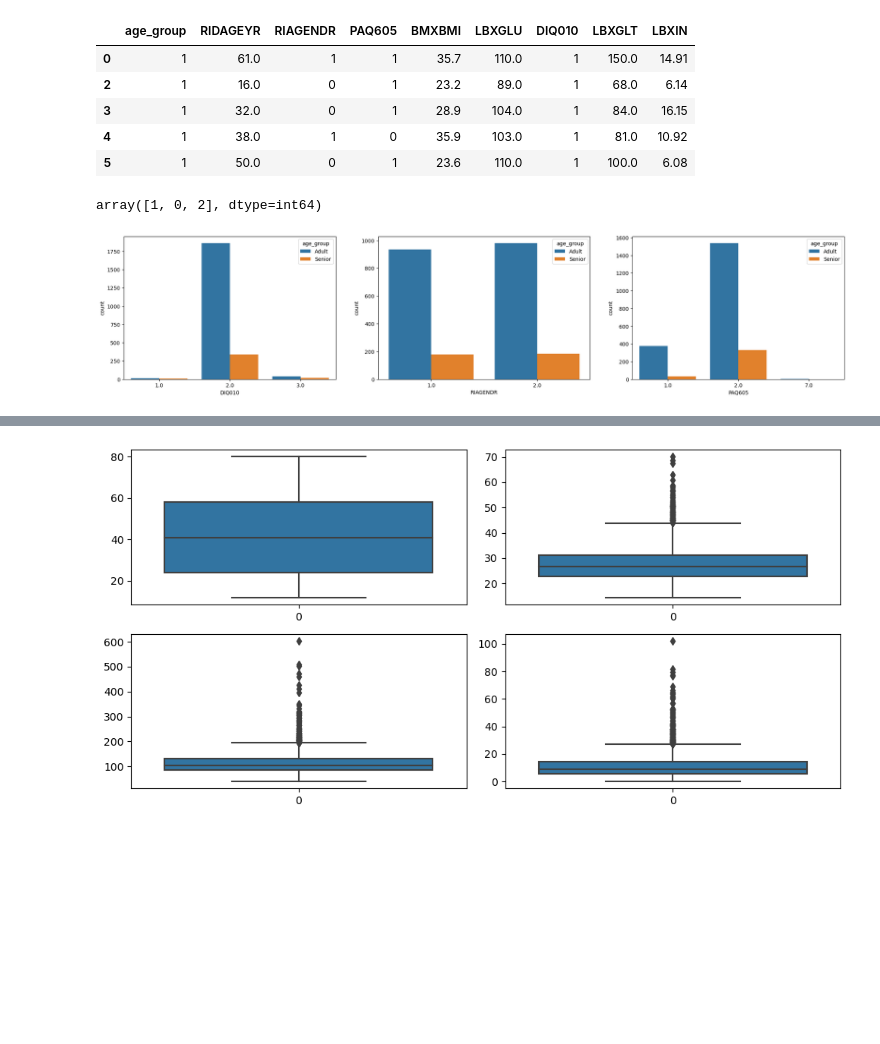
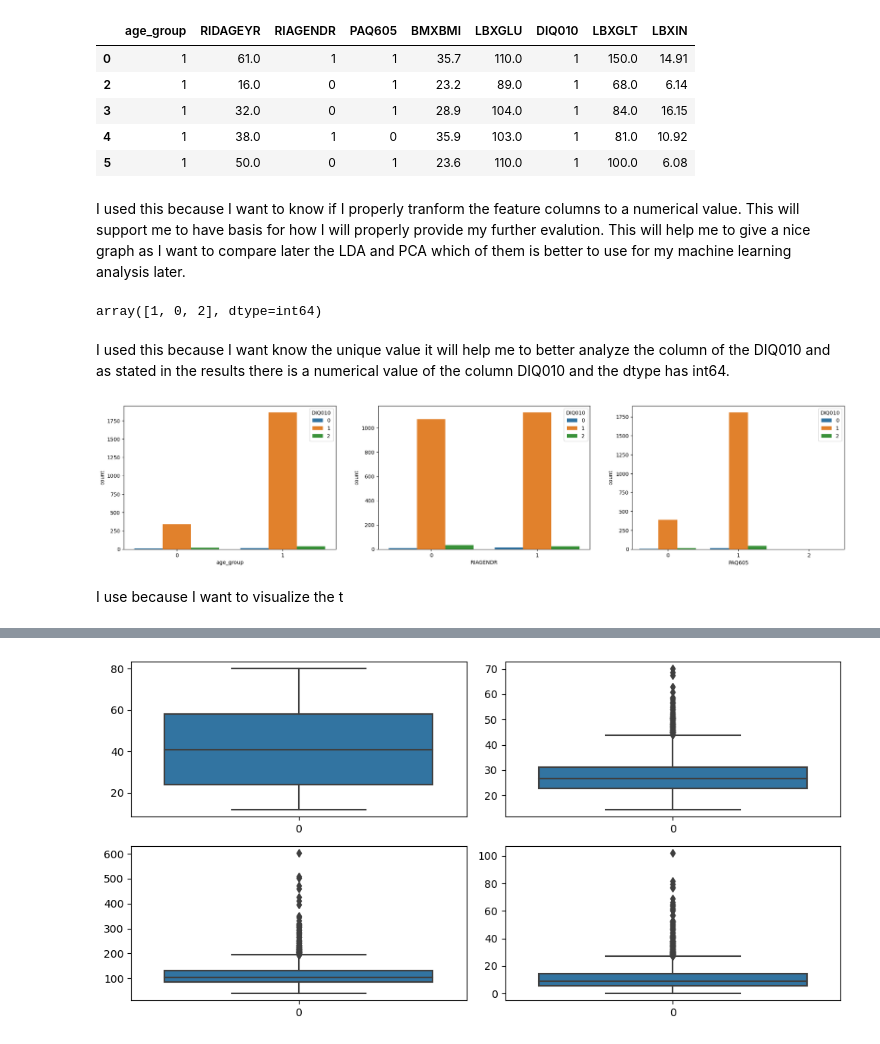
Before and after one commit to 2023396RachelMaeLademora/CA2_Data_Preparation_Machine_Learning, a Jupyter notebook: Rachel Mae Lademora_DP_ML_HDip_CA2.ipynb, the cells around one changed output, grey strips where cells are left out. Drawn from its saved outputs; the diff is of its cells as text; code cells hidden in the pictures; blank space fills up the shorter version.

```diff
--- a/Rachel Mae Lademora_DP_ML_HDip_CA2.ipynb
+++ b/Rachel Mae Lademora_DP_ML_HDip_CA2.ipynb
@@ -176,19 +184,25 @@ df_new.head()
 | 3 | 1 | 32.0 | 0 | 1 | 28.9 | 104.0 | 1 | 84.0 | 16.15 |
 | 4 | 1 | 38.0 | 1 | 0 | 35.9 | 103.0 | 1 | 81.0 | 10.92 |
 | 5 | 1 | 50.0 | 0 | 1 | 23.6 | 110.0 | 1 | 100.0 | 6.08 |
+# %% [markdown]
+I used this because I want to know if I properly tranform the feature columns to a numerical value. This will support me to have basis for how I will properly provide my further evalution. This will help me to give a nice graph as I want to compare later the LDA and PCA which of them is better to use for my machine learning analysis later.
 # %%
 df_new['DIQ010'].unique()
 # %% [output]
 array([1, 0, 2], dtype=int64)
+# %% [markdown]
+I used this because I want know the unique value it will help me to better analyze the column of the DIQ010 and as stated in the results there is a numerical value of the column DIQ010 and the dtype has int64.
 # %%
 fig, ax = plt.subplots(1,3,figsize=(25,5))
-for i, col in enumerate(["DIQ010","RIAGENDR","PAQ605"]):
-  sns.countplot(data=df,
+for i, col in enumerate(["age_group","RIAGENDR","PAQ605"]):
+  sns.countplot(data=df_new,
                 x=col,
-                hue='age_group',
+                hue='DIQ010',
                 ax=ax[i])
 # %% [output]
-[figure, old version]
+[figure, new version]
+# %% [markdown]
+I use because I want to visualize the t
 # %%
 sns.barplot(x='DIQ010', y='LBXIN',data=df_new)
 # %% [output]
```
Also changed, not shown: parts of 67 cells of this notebook.
